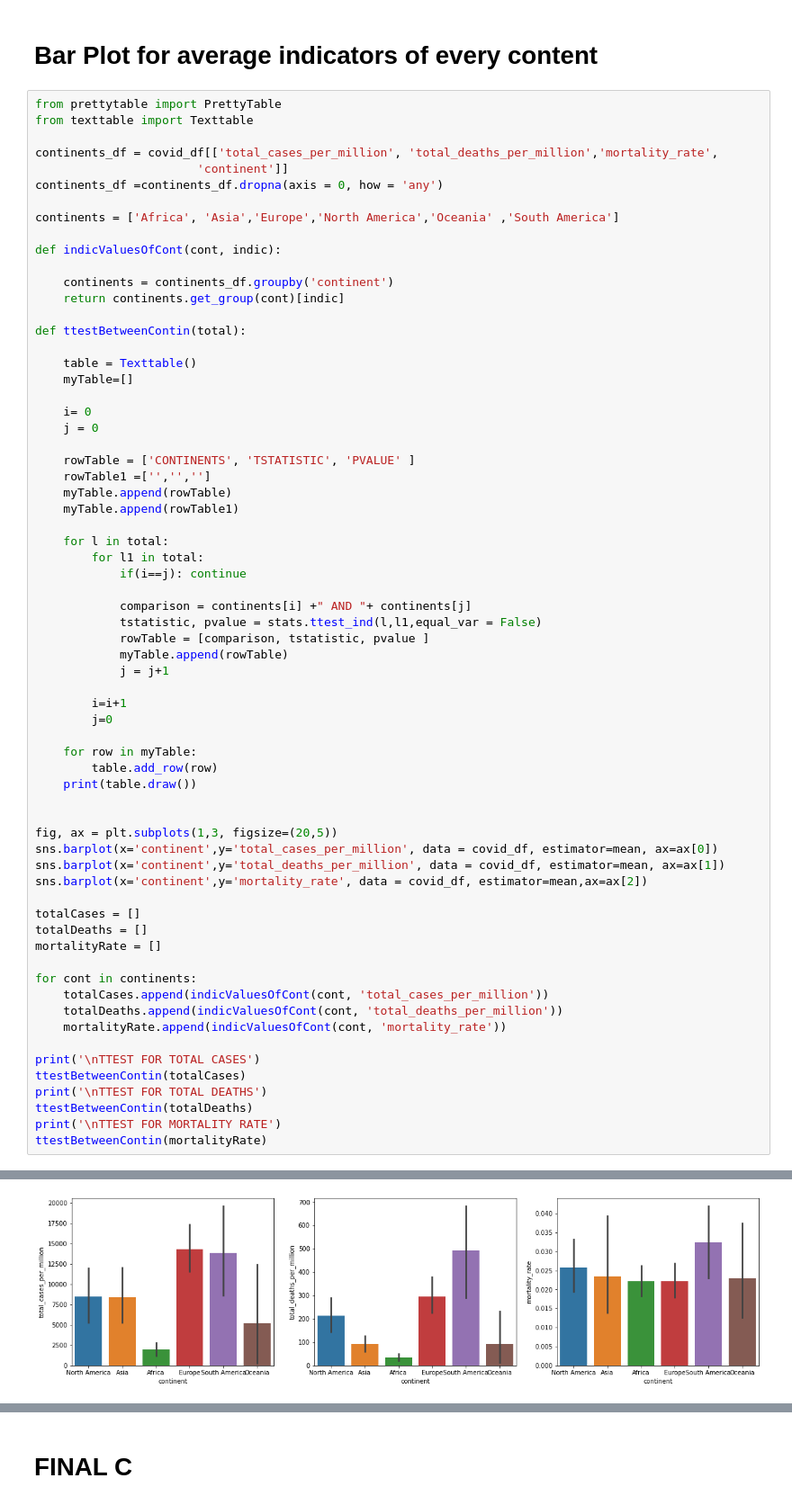
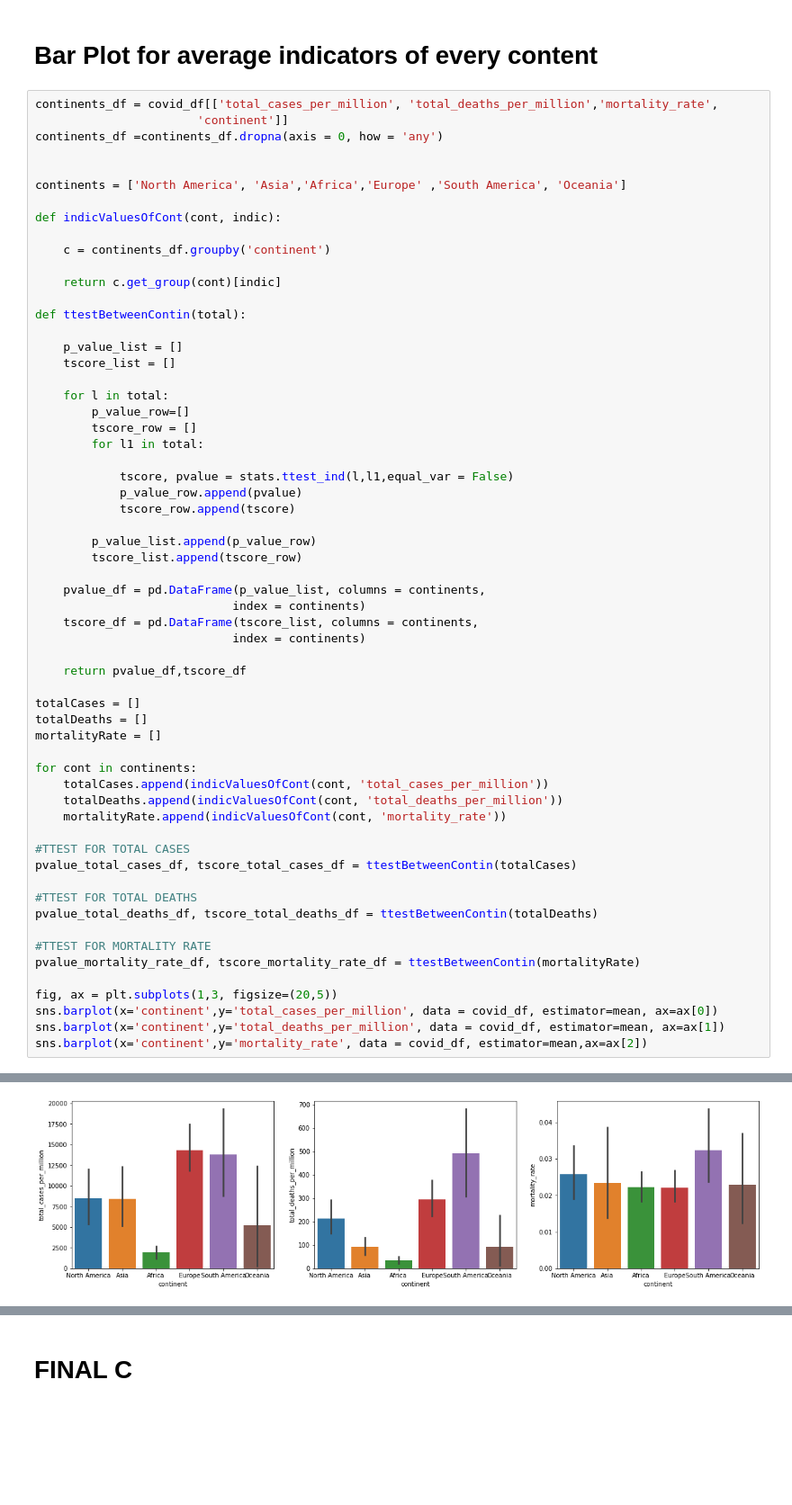
Before and after one commit to NikosSpyropoulos/Covid19-Research, a Jupyter notebook: Question4.ipynb, the cells around one changed output, grey strips where cells are left out. Shown at 90% size. Cells and saved outputs as stored; diff of their text form; blank space fills up the shorter version.

```diff
--- a/Question4.ipynb
+++ b/Question4.ipynb
@@ -377,55 +363,42 @@ As mentioned to the two previous cases for ***all the countries and without Afri
 # %% [markdown]
 # Bar Plot for average indicators of every content
 # %%
-from prettytable import PrettyTable
-from texttable import Texttable
-
 continents_df = covid_df[['total_cases_per_million', 'total_deaths_per_million','mortality_rate',
                        'continent']]
 continents_df =continents_df.dropna(axis = 0, how = 'any')
 
-continents = ['Africa', 'Asia','Europe','North America','Oceania' ,'South America']
+
+continents = ['North America', 'Asia','Africa','Europe' ,'South America', 'Oceania']
 
 def indicValuesOfCont(cont, indic):
 
-    continents = continents_df.groupby('continent')
-    return continents.get_group(cont)[indic]
+    c = continents_df.groupby('continent')
+
+    return c.get_group(cont)[indic]
 
 def ttestBetweenContin(total):
 
-    table = Texttable()
-    myTable=[]
-
-    i= 0
-    j = 0
-
-    rowTable = ['CONTINENTS', 'TSTATISTIC', 'PVALUE' ]
-    rowTable1 =['','','']
-    myTable.append(rowTable)
-    myTable.append(rowTable1)
+    p_value_list = []
+    tscore_list = []
 
     for l in total:
+        p_value_row=[]
+        tscore_row = []
         for l1 in total:
-            if(i==j): continue
 
-            comparison = continents[i] +" AND "+ continents[j]
-            tstatistic, pvalue = stats.ttest_ind(l,l1,equal_var = False)
-            rowTable = [comparison, tstatistic, pvalue ]
-            myTable.append(rowTable)
-            j = j+1
+            tscore, pvalue = stats.ttest_ind(l,l1,equal_var = False)
+            p_value_row.append(pvalue)
+            tscore_row.append(tscore)
 
-        i=i+1
-        j=0
+        p_value_list.append(p_value_row)
+        tscore_list.append(tscore_row)
 
-    for row in myTable:
-        table.add_row(row)
-    print(table.draw())
+    pvalue_df = pd.DataFrame(p_value_list, columns = continents,
+                            index = continents)
+    tscore_df = pd.DataFrame(tscore_list, columns = continents,
+                            index = continents)
 
-
-fig, ax = plt.subplots(1,3, figsize=(20,5))
-sns.barplot(x='continent',y='total_cases_per_million', data = covid_df, estimator=mean, ax=ax[0])
-sns.barplot(x='continent',y='total_deaths_per_million', data = covid_df, estimator=mean, ax=ax[1])
-sns.barplot(x='continent',y='mortality_rate', data = covid_df, estimator=mean,ax=ax[2])
+    return pvalue_df,tscore_df
 
 totalCases = []
 totalDeaths = []
@@ -436,10 +409,17 @@ for cont in continents:
     totalDeaths.append(indicValuesOfCont(cont, 'total_deaths_per_million'))
     mortalityRate.append(indicValuesOfCont(cont, 'mortality_rate'))
 
-print('\nTTEST FOR TOTAL CASES')
-ttestBetweenContin(totalCases)
-print('\nTTEST FOR TOTAL DEATHS')
-ttestBetweenContin(totalDeaths)
-print('\nTTEST FOR MORTALITY RATE')
-ttestBetweenContin(mortalityRate)
+#TTEST FOR TOTAL CASES
+pvalue_total_cases_df, tscore_total_cases_df = ttestBetweenContin(totalCases)
+
+#TTEST FOR TOTAL DEATHS
+pvalue_total_deaths_df, tscore_total_deaths_df = ttestBetweenContin(totalDeaths)
+
+#TTEST FOR MORTALITY RATE
+pvalue_mortality_rate_df, tscore_mortality_rate_df = ttestBetweenContin(mortalityRate)
+
+fig, ax = plt.subplots(1,3, figsize=(20,5))
+sns.barplot(x='continent',y='total_cases_per_million', data = covid_df, estimator=mean, ax=ax[0])
+sns.barplot(x='continent',y='total_deaths_per_million', data = covid_df, estimator=mean, ax=ax[1])
+sns.barplot(x='continent',y='mortality_rate', data = covid_df, estimator=mean,ax=ax[2])
 # %% [output]
@@ -463 +427 @@ TTEST FOR TOTAL CASES
-[figure, old version]
+[figure, new version]
```
Also changed, not shown: parts of 44 cells of this notebook.
